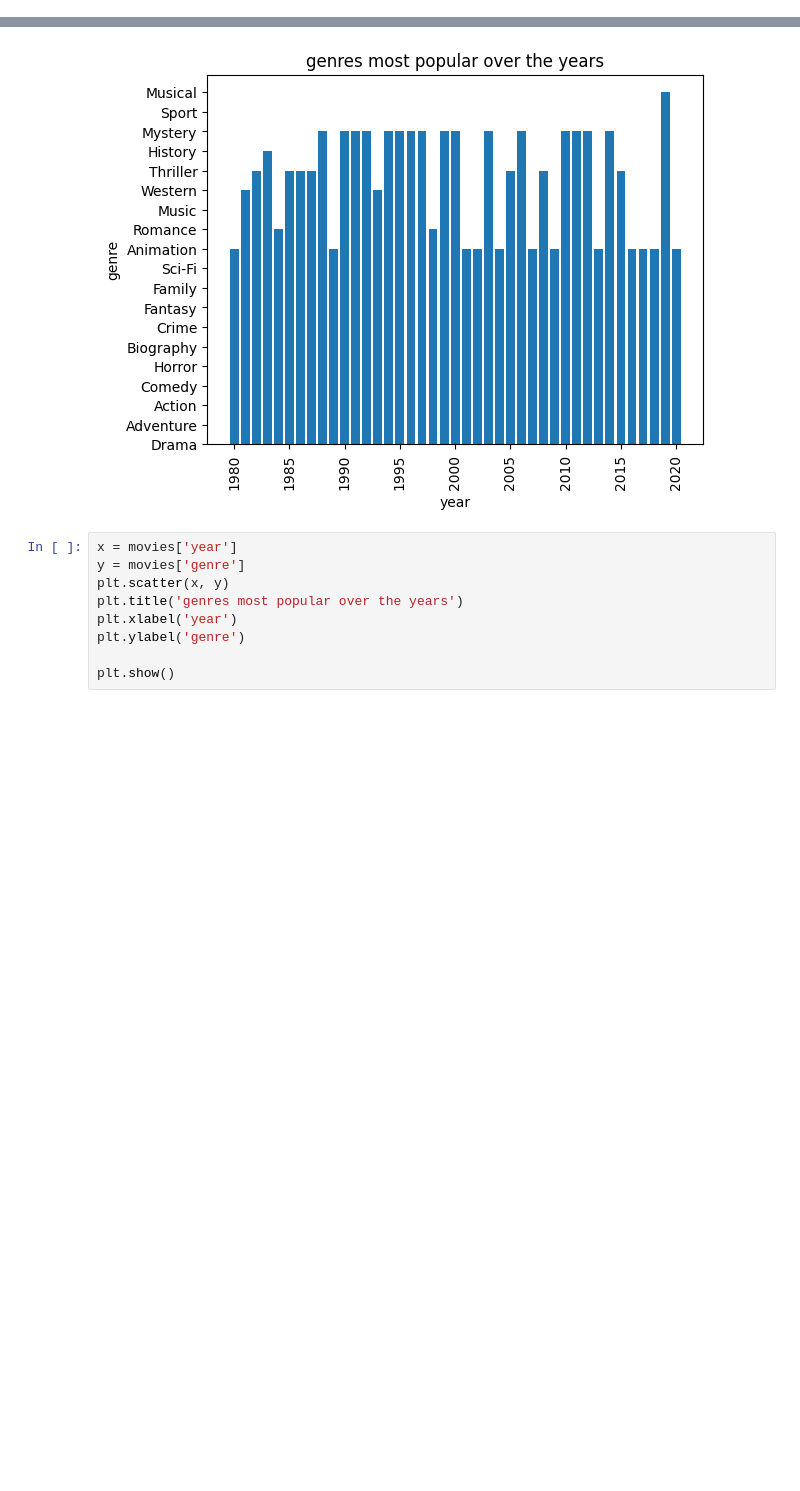
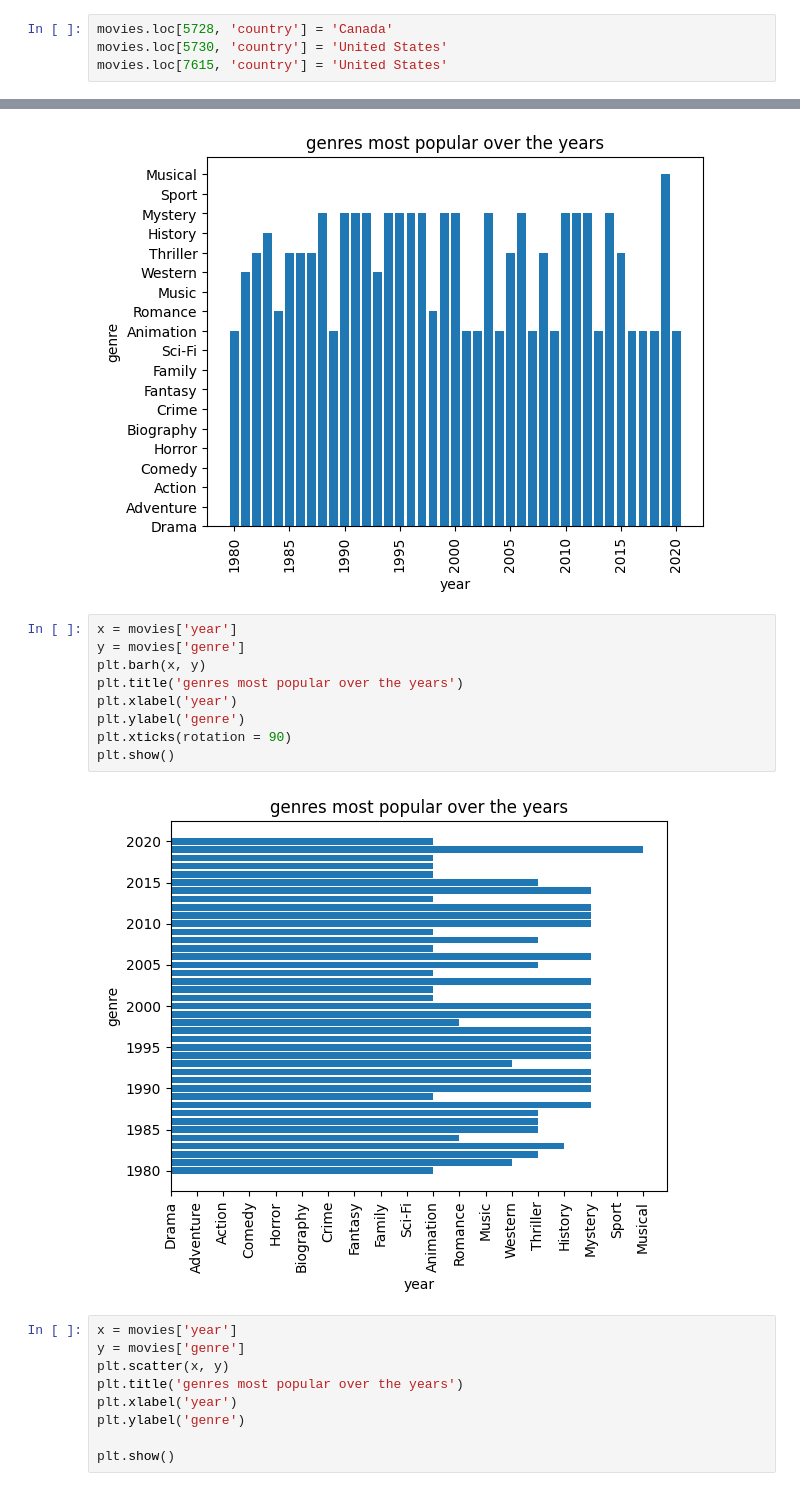
Before and after one commit to Kaidense2026/Pop_culture-, a Jupyter notebook: Pop_Culture_research_project.ipynb, the cells around one changed output, grey strips where cells are left out. Cells and saved outputs as stored; diff of their text form; blank space fills up the shorter version.

```diff
--- a/Pop_Culture_research_project.ipynb
+++ b/Pop_Culture_research_project.ipynb
@@ -152,3 +152,7 @@ movies[movies['country'].isnull()]
 | 5728 | Saw: The Final Chapter | R | Crime | 2010 | 5.6 | 93000.0 | Kevin Greutert | Tobin Bell | NaN | NaN | NaN | ... |
 | 5730 | The Wolfman | R | Drama | 2010 | 5.8 | 104000.0 | Joe Johnston | Benicio Del Toro | NaN | NaN | NaN | ... |
 | 7615 | Clinton Road | NaN | Horror | 2019 | 5.9 | 1900.0 | Richard Grieco | Ace Young | NaN | 2500000.0 | 50400.0 | ... |
+# %%
+movies.loc[5728, 'country'] = 'Canada'
+movies.loc[5730, 'country'] = 'United States'
+movies.loc[7615, 'country'] = 'United States'
@@ -184,6 +207,17 @@ plt.xticks(rotation = 90)
 plt.show()
 # %% [output]
 [figure]
+# %%
+x = movies['year']
+y = movies['genre']
+plt.barh(x, y)
+plt.title('genres most popular over the years')
+plt.xlabel('year')
+plt.ylabel('genre')
+plt.xticks(rotation = 90)
+plt.show()
+# %% [output]
+[figure, added]
 # %%
 x = movies['year']
 y = movies['genre']
```
Also changed, not shown: parts of 3 cells of this notebook.
